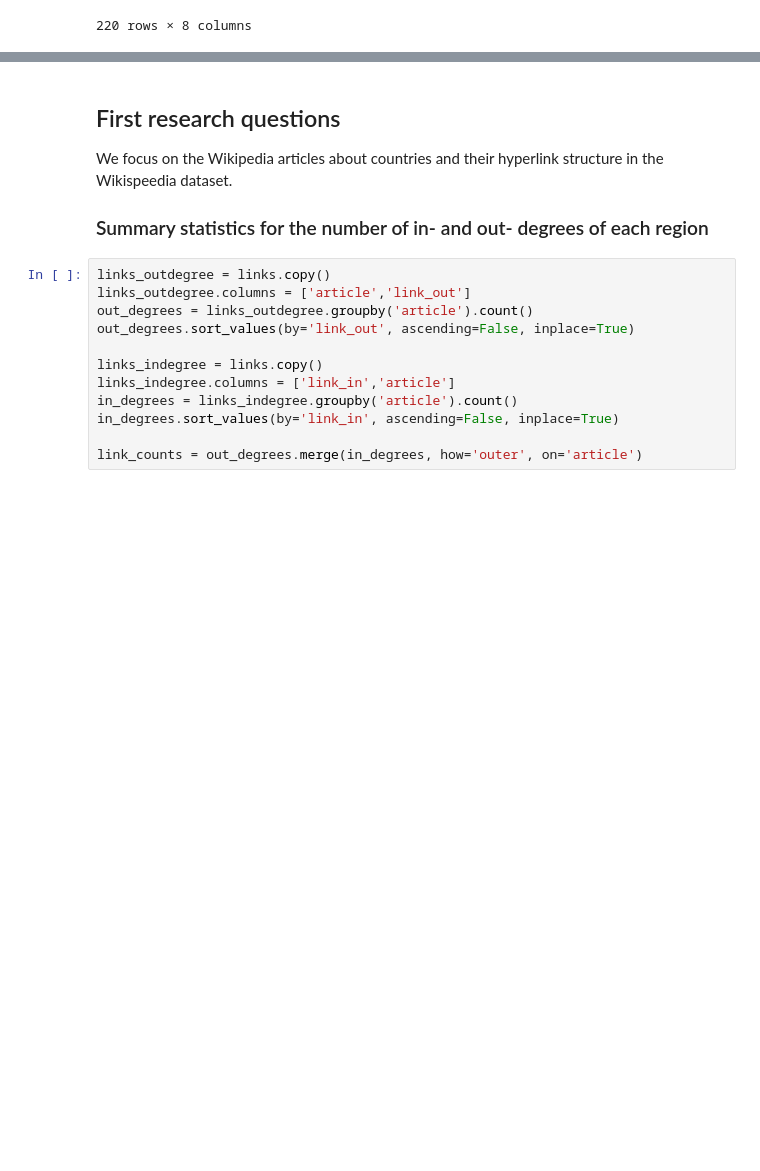
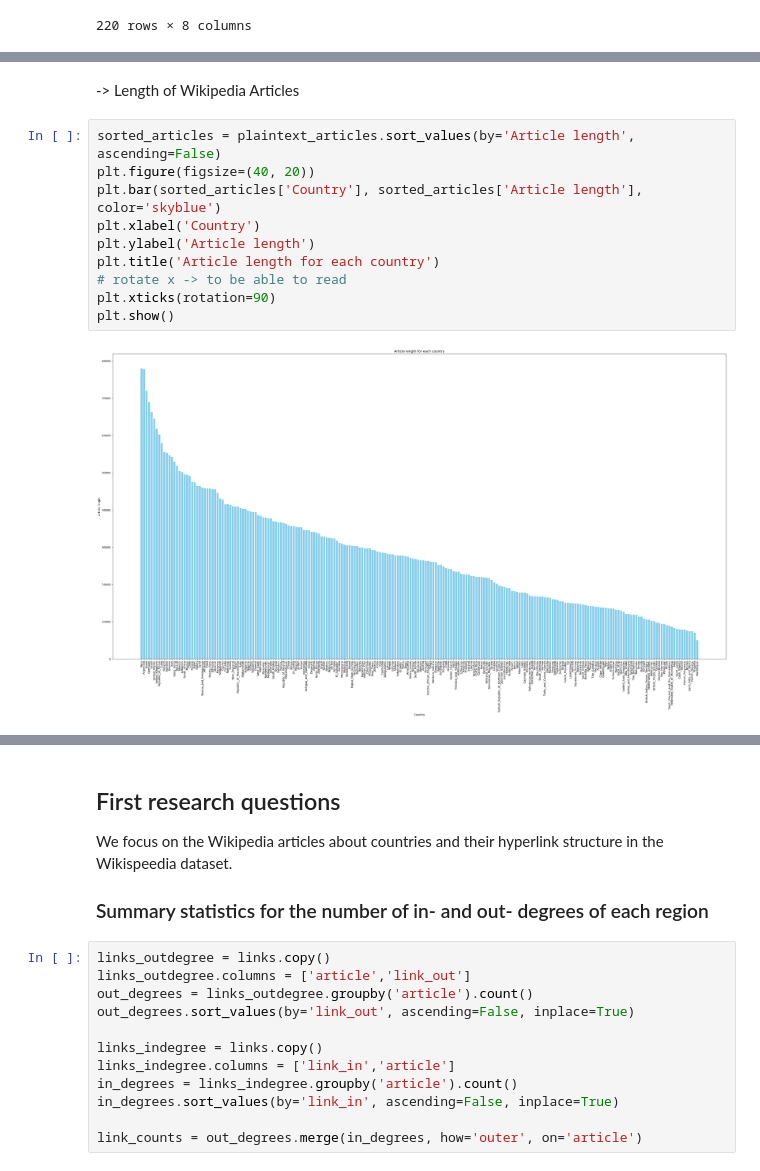
Before and after one commit to epfl-ada/ada-2023-project-jellyfish401, a Jupyter notebook: p2.ipynb, the cells around one changed output, grey strips where cells are left out. Drawn from its saved outputs; the diff is of its cells as text; blank space fills up the shorter version.

```diff
--- a/p2.ipynb
+++ b/p2.ipynb
@@ -373,3 +403,17 @@ plt.title("Countries per Economic group")
 plt.show()
 # %% [output]
 [figure]
+# %% [markdown]
+-> Length of Wikipedia Articles
+# %%
+sorted_articles = plaintext_articles.sort_values(by='Article length', ascending=False)
+plt.figure(figsize=(40, 20))
+plt.bar(sorted_articles['Country'], sorted_articles['Article length'], color='skyblue')
+plt.xlabel('Country')
+plt.ylabel('Article length')
+plt.title('Article length for each country')
+# rotate x -> to be able to read
+plt.xticks(rotation=90)
+plt.show()
+# %% [output]
+[figure, added]
```
Also changed, not shown: parts of 11 cells of this notebook, 2 other files.
